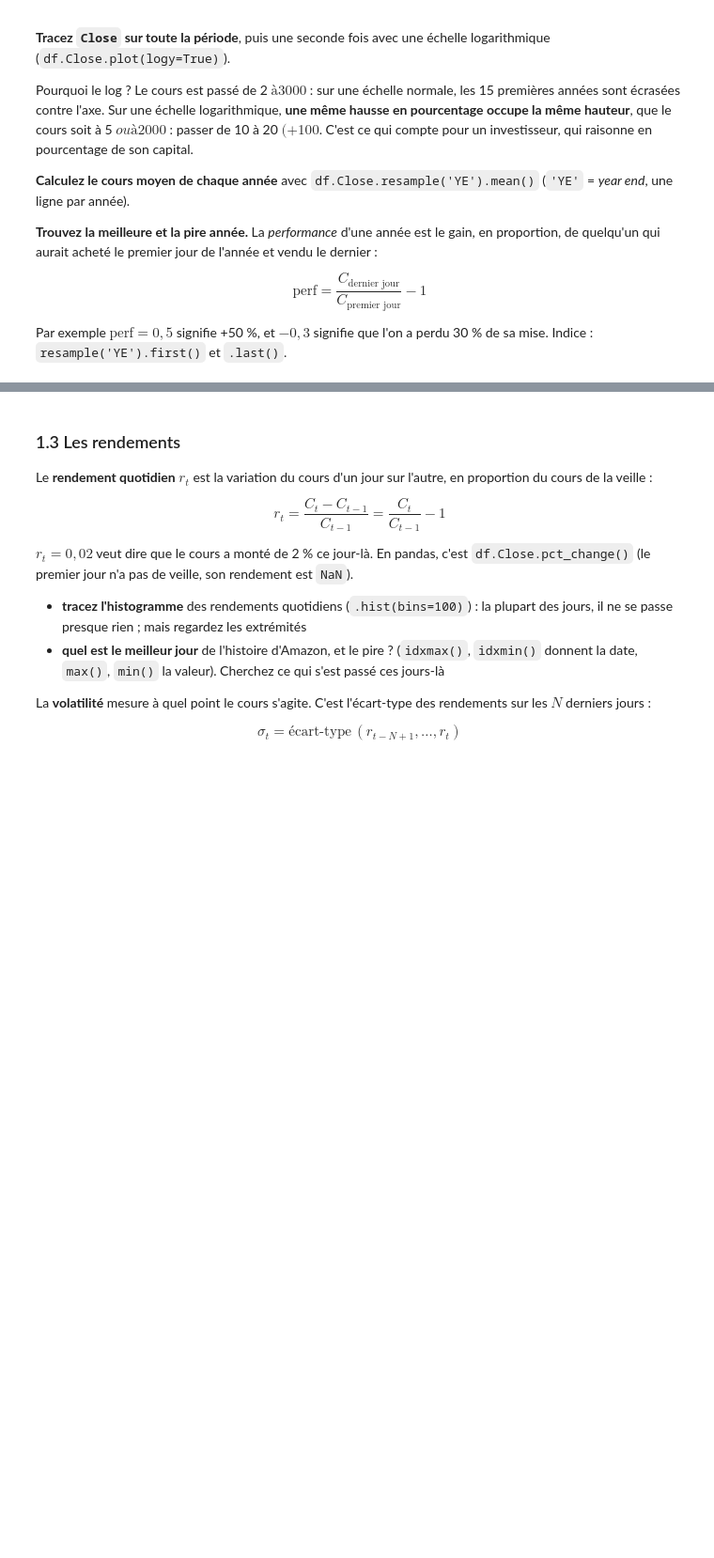
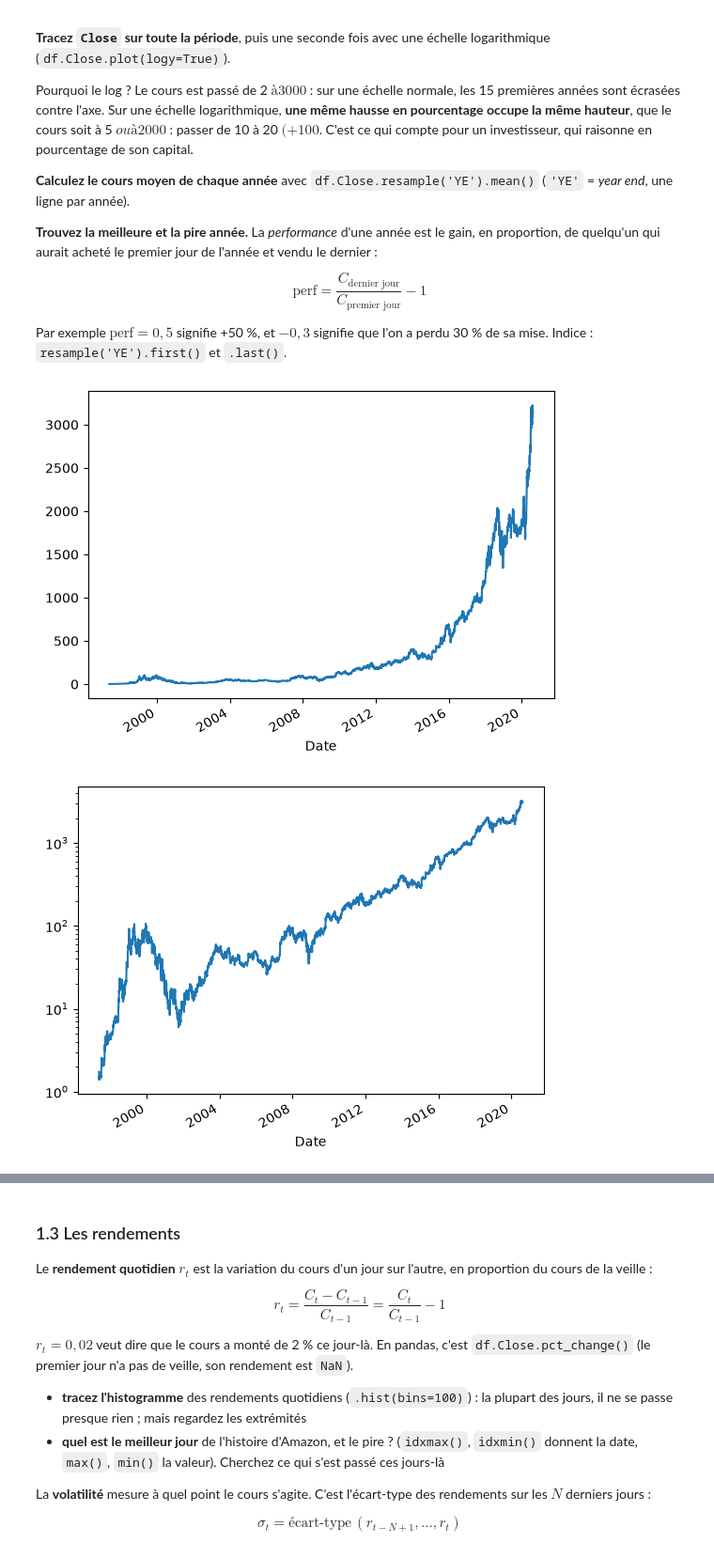
Before and after one commit to SIMVIA-lucas-sovre/projet-trading-pandas, a Jupyter notebook: groupe-5.ipynb, the cells around one changed output, grey strips where cells are left out. Shown at 94% size. Drawn from its saved outputs; the diff is of its cells as text; code cells hidden in the pictures; blank space fills up the shorter version.

```diff
--- a/groupe-5.ipynb
+++ b/groupe-5.ipynb
@@ -131,3 +147,14 @@ Par exemple $\text{perf} = 0{,}5$ signifie +50 %, et $-0{,}3$ signifie que l'on
 Indice : `resample('YE').first()` et `.last()`.
 # %%
 # votre code
+df.Close.plot()
+plt.show()
+df.Close.plot(logy=True)
+plt.show()
+df.Close.resample('YE').mean()
+perf=(df.Close.resample('YE').last()/df.Close.resample('YE').first())-1
+perf.idxmax()
+perf.idxmin()
+# %% [output]
+[figure, added]
+[figure, added]
```
Also changed, not shown: parts of 10 cells of this notebook.
